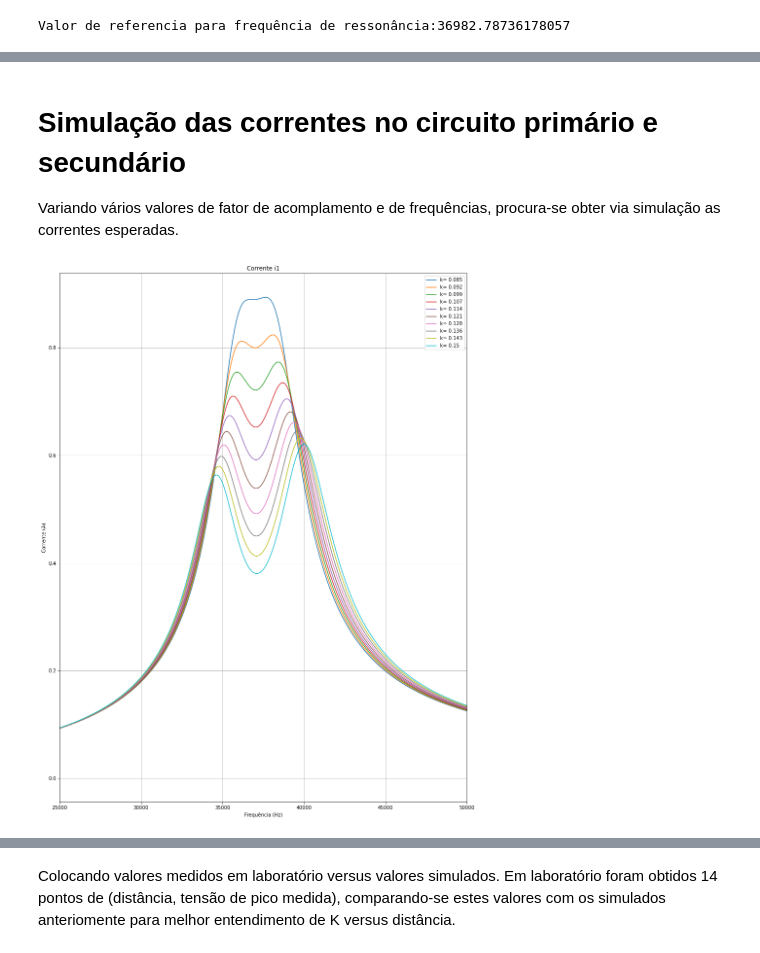
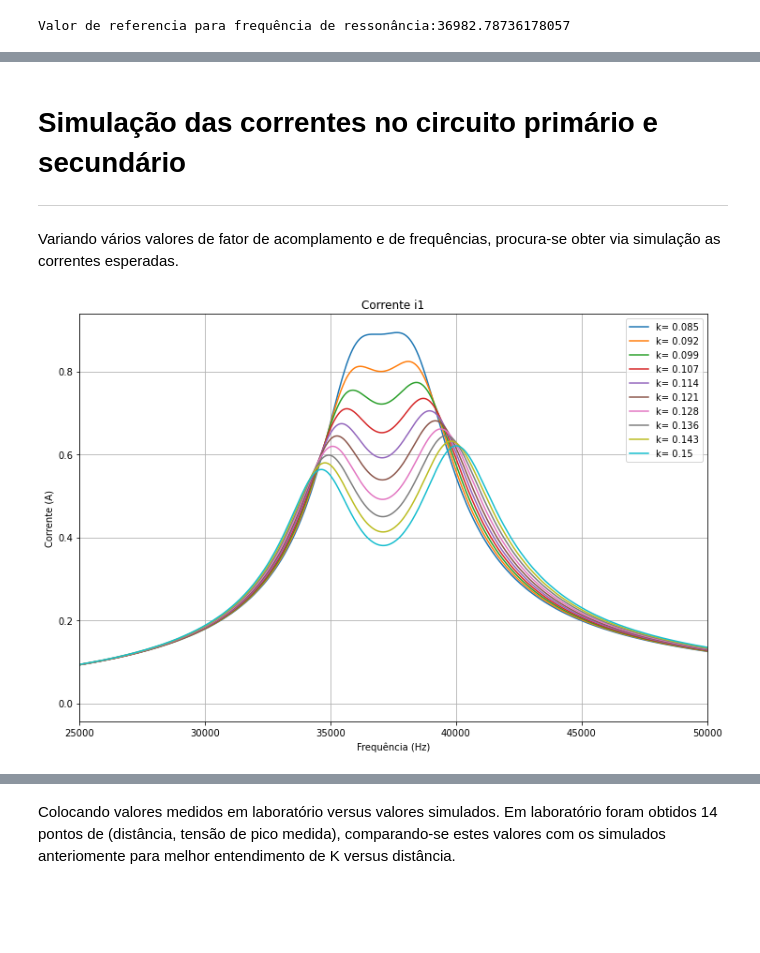
Before and after one commit to lorrancmlopes/projeto_eletromag_wpt, a Jupyter notebook: Projeto.ipynb, the cells around one changed output, grey strips where cells are left out. Cells and saved outputs as stored; diff of their text form; code cells hidden in the pictures; blank space fills up the shorter version.

```diff
--- a/Projeto.ipynb
+++ b/Projeto.ipynb
@@ -149,33 +144,34 @@ Maior valor de i = 0.051 com k = 0.15
 # %% [markdown]
 # Simulação das correntes no circuito primário e secundário
+___
 Variando vários valores de fator de acomplamento e de frequências, procura-se obter via simulação as correntes esperadas.
 # %%
-plt.figure(figsize=(15,20))
+plt.figure(figsize=(12,8))
 for k in listak:
     listai1= []
     for f in listaf:
 
         w = 2*math.pi*f
         M = k*sqrt(L*L)
 
         XM=1j*w*M
         XC = 1/(w*C*1j)
         XL = 1j*w*L
 
         i1, i2, icarga , V_carga = CalcularTransformador(Ufonte, Rc, XM, XC, XL)
 
         listai1.append(np.abs(i1))
 
     plt.plot(listaf, listai1, label=f'k= {np.round(k,3)}')
 
 plt.grid(True)
 plt.title("Corrente i1")
 plt.ylabel("Corrente (A)")
 plt.xlabel("Frequência (Hz)")
 plt.xlim(25000, 50000)
 plt.legend()
 plt.savefig('graficos/i1.png')
 plt.show()
 # %% [output]
-[figure, old version]
+[figure, new version]
 # %%
```
Also changed, not shown: parts of 21 cells of this notebook, 18 other files.
